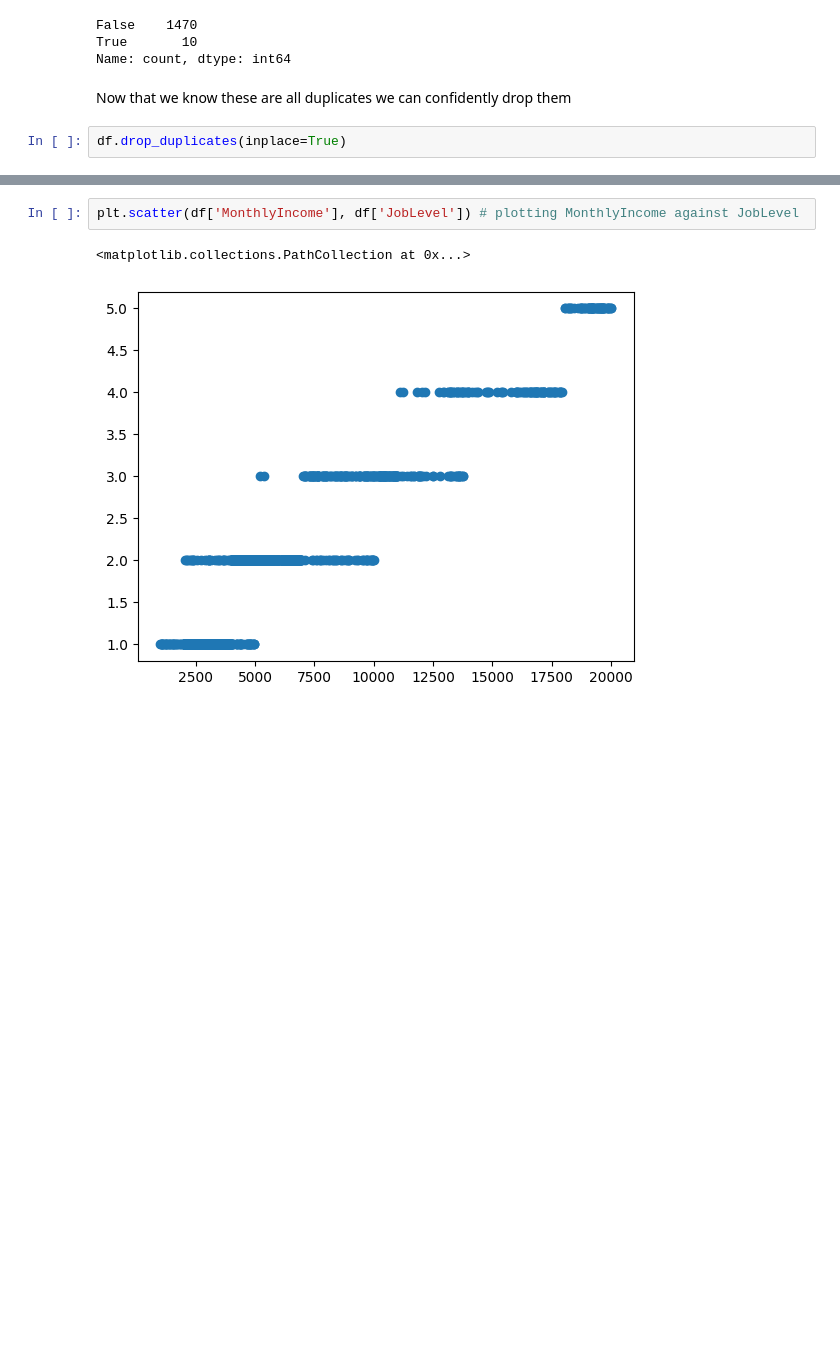
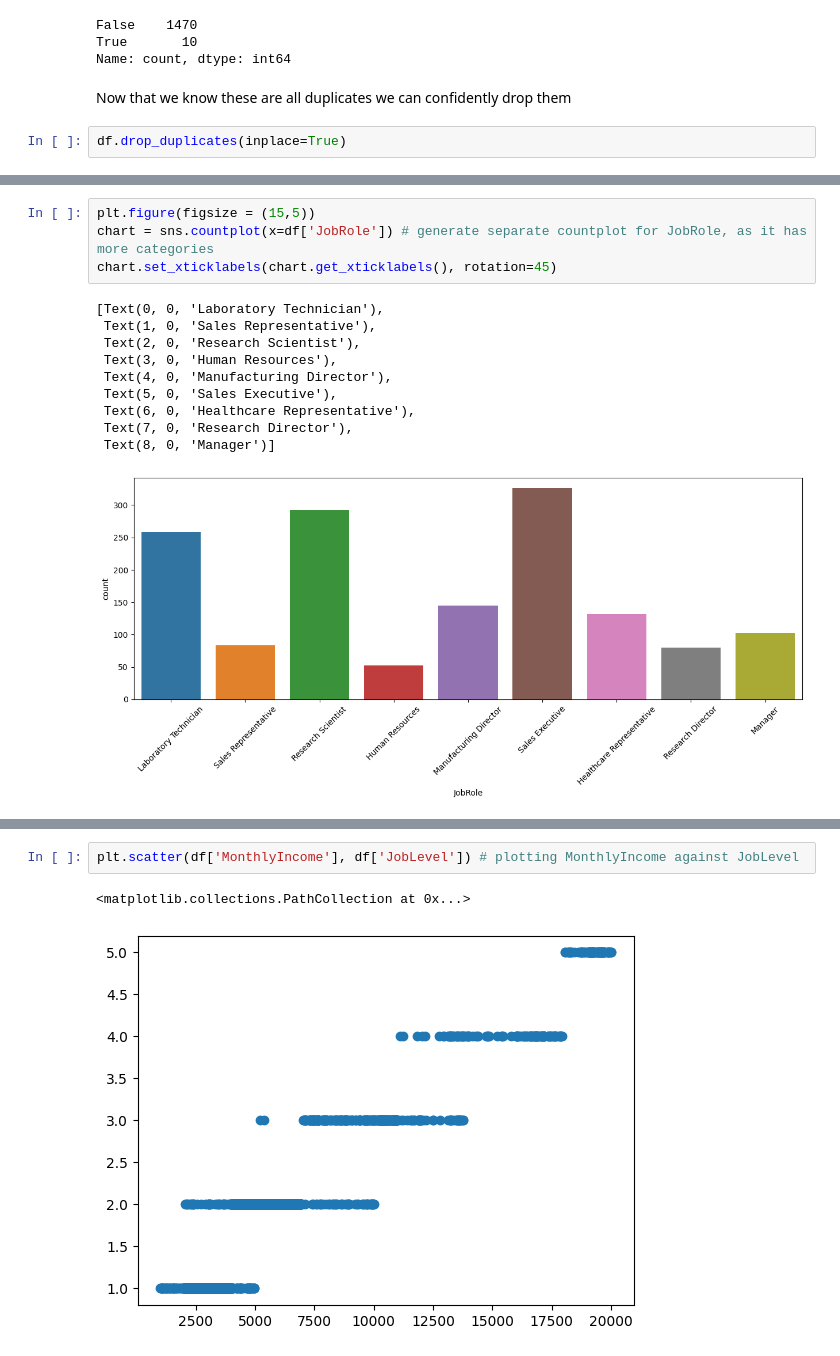
Before and after one commit to ymcgillicuddy/HR-Analytics, a Jupyter notebook: HR Analytics.ipynb, the cells around one changed output, grey strips where cells are left out. Drawn from its saved outputs; the diff is of its cells as text; blank space fills up the shorter version.

```diff
--- a/HR Analytics.ipynb
+++ b/HR Analytics.ipynb
@@ -111,0 +125,15 @@ df.drop_duplicates(inplace=True)
+# %%
+plt.figure(figsize = (15,5))
+chart = sns.countplot(x=df['JobRole']) # generate separate countplot for JobRole, as it has more categories
+chart.set_xticklabels(chart.get_xticklabels(), rotation=45)
+# %% [output]
+[Text(0, 0, 'Laboratory Technician'),
+ Text(1, 0, 'Sales Representative'),
+ Text(2, 0, 'Research Scientist'),
+ Text(3, 0, 'Human Resources'),
+ Text(4, 0, 'Manufacturing Director'),
+ Text(5, 0, 'Sales Executive'),
+ Text(6, 0, 'Healthcare Representative'),
+ Text(7, 0, 'Research Director'),
+ Text(8, 0, 'Manager')]
+[figure, added]
```
Also changed, not shown: parts of 26 cells of this notebook, 2 other files.
